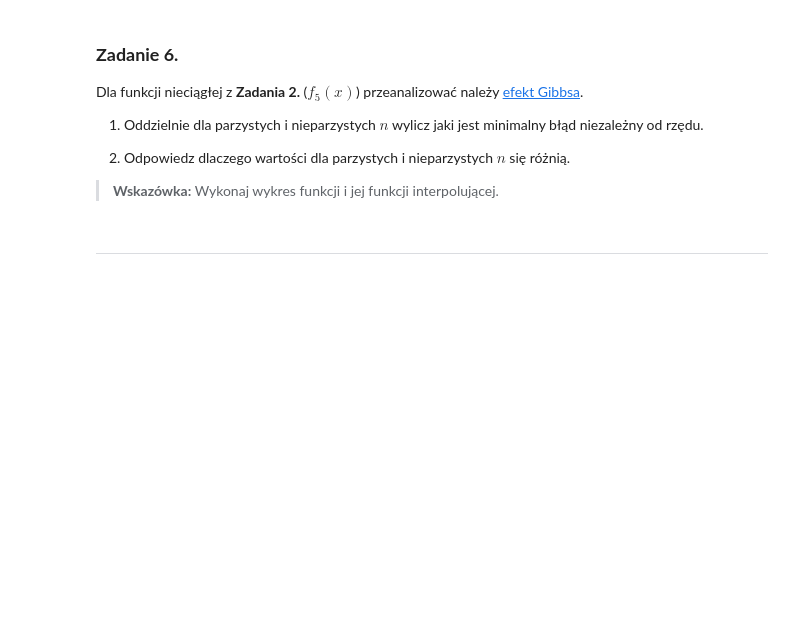
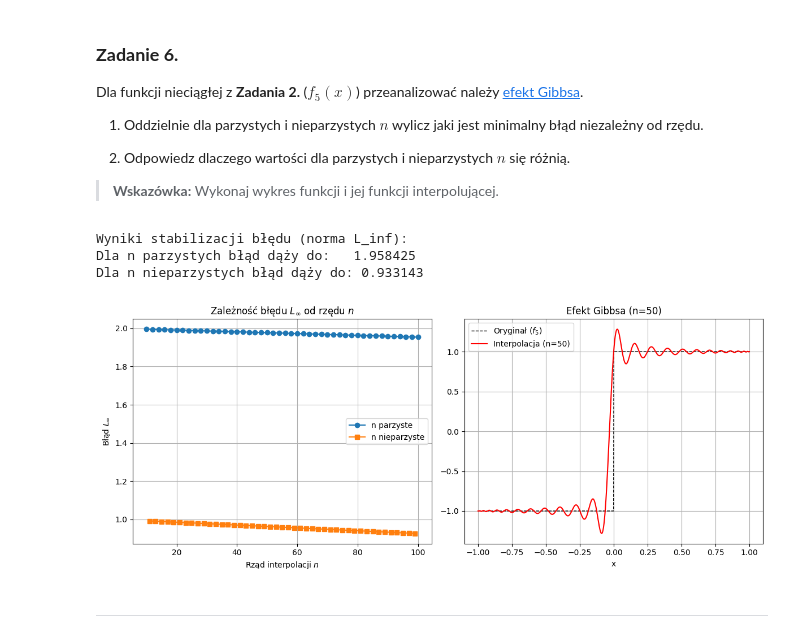
Before and after one commit to MN-KJ-2025/lab9-interpolacja-turbokoxpl, a Jupyter notebook: sprawozdanie.ipynb, the cells around one changed output. Saved outputs shown, nothing was run; the diff lists cells and outputs as text; code cells hidden in the pictures; blank space fills up the shorter version.

```diff
--- a/sprawozdanie.ipynb
+++ b/sprawozdanie.ipynb
@@ -216,3 +348,72 @@ Dla funkcji nieciągłej z **Zadania 2.** ($f_5(x)$) przeanalizować należy [ef
+# %%
+import main
+
+import numpy as np
+import scipy as sp
+import matplotlib.pyplot as plt
+
+N = range(10, 101)
+
+x =np.linspace(-1, 1, 1000)
+y =main.f5(x)
+
+bledy_parzyste=[]
+bledy_nieparzyste=[]
+
+
+for n in N:
+
+    xch=main.chebyshev_nodes(n)
+
+    yimp = sp.interpolate.barycentric_interpolate(xch, main.f5(xch), x)
+
+
+    blad = main.L_inf(y, yimp)
+
+    if n%2 == 0:
+        bledy_parzyste.append(blad)
+    else:
+        bledy_nieparzyste.append(blad)
+
+
+limit_parzyste = np.mean(bledy_parzyste[-10:])
+limit_nieparzyste = np.mean(bledy_nieparzyste[-10:])
+
+print(f"\nWyniki stabilizacji błędu (norma L_inf):")
+print(f"Dla n parzystych błąd dąży do:   {limit_parzyste:.6f}")
+print(f"Dla n nieparzystych błąd dąży do: {limit_nieparzyste:.6f}")
+
+
+plt.figure(figsize=(12, 5))
+
+plt.subplot(1, 2, 1)
+plt.plot(N[::2], bledy_parzyste, 'o-', label='n parzyste')
+plt.plot(N[1::2], bledy_nieparzyste, 's-', label='n nieparzyste')
+plt.title("Zależność błędu $L_\infty$ od rzędu $n$")
+plt.xlabel("Rząd interpolacji $n$")
+plt.ylabel("Błąd $L_\infty$")
+plt.legend()
+plt.grid(True)
+
+plt.subplot(1, 2, 2)
+n_demo = 50
+x_demo = main.chebyshev_nodes(n_demo)
+y_demo_imp = sp.interpolate.barycentric_interpolate(x_demo, main.f5(x_demo), x)
+
+plt.plot(x, y, 'k--', linewidth=1, label='Oryginał ($f_5$)')
+plt.plot(x, y_demo_imp, 'r', label=f'Interpolacja (n={n_demo})')
+plt.title(f"Efekt Gibbsa (n={n_demo})")
+plt.xlabel("x")
+plt.legend()
+plt.grid(True)
+
+plt.tight_layout()
+plt.show()
+# %% [output]
+Wyniki stabilizacji błędu (norma L_inf):
+Dla n parzystych błąd dąży do:   1.958425
+Dla n nieparzystych błąd dąży do: 0.933143
+[figure, added]
 # %% [markdown]
 ---
 # %% [markdown]
```
Also changed, not shown: parts of 7 cells of this notebook, 1 other file.
